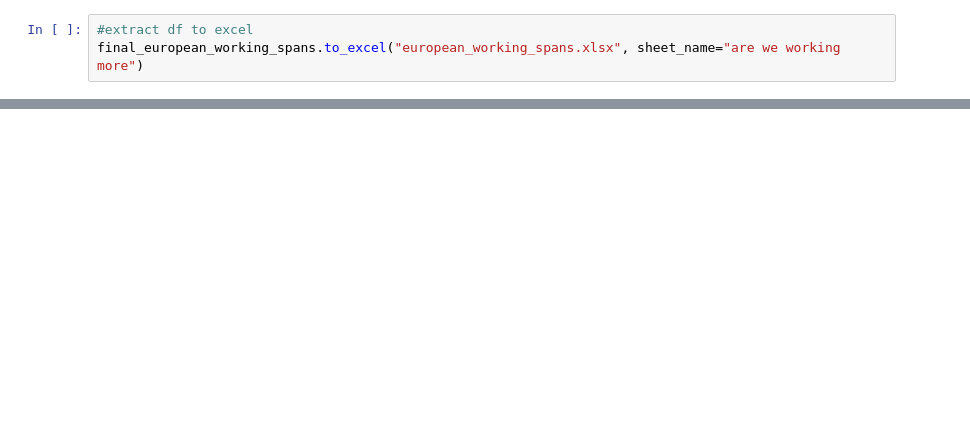
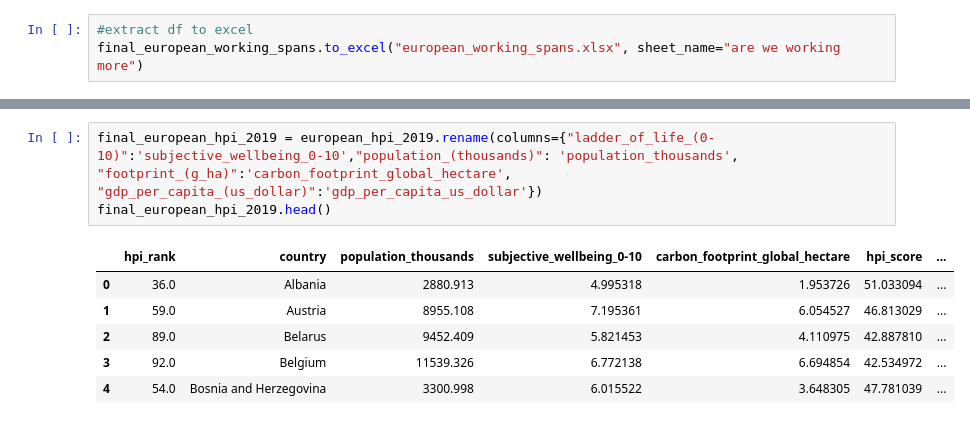
Before and after one commit to prache/Created-a-Product-Workation-Decider-Empowering-Digital-Nomads-in-Europe-, a Jupyter notebook: cost_of_living.ipynb, the cells around one changed output, grey strips where cells are left out. Cells and saved outputs as stored; diff of their text form; blank space fills up the shorter version.

```diff
--- a/cost_of_living.ipynb
+++ b/cost_of_living.ipynb
@@ -153,0 +501,10 @@ global_gdp.head()
+# %%
+final_european_hpi_2019 = european_hpi_2019.rename(columns={"ladder_of_life_(0-10)":'subjective_wellbeing_0-10',"population_(thousands)": 'population_thousands', "footprint_(g_ha)":'carbon_footprint_global_hectare', "gdp_per_capita_(us_dollar)":'gdp_per_capita_us_dollar'})
+final_european_hpi_2019.head()
+# %% [output]
+|  | hpi_rank | country | population_thousands | subjective_wellbeing_0-10 | carbon_footprint_global_hectare | hpi_score | ... |
+| 0 | 36.0 | Albania | 2880.913 | 4.995318 | 1.953726 | 51.033094 | ... |
+| 1 | 59.0 | Austria | 8955.108 | 7.195361 | 6.054527 | 46.813029 | ... |
+| 2 | 89.0 | Belarus | 9452.409 | 5.821453 | 4.110975 | 42.887810 | ... |
+| 3 | 92.0 | Belgium | 11539.326 | 6.772138 | 6.694854 | 42.534972 | ... |
+| 4 | 54.0 | Bosnia and Herzegovina | 3300.998 | 6.015522 | 3.648305 | 47.781039 | ... |
```
Also changed, not shown: parts of 79 cells of this notebook, 14 other files.
